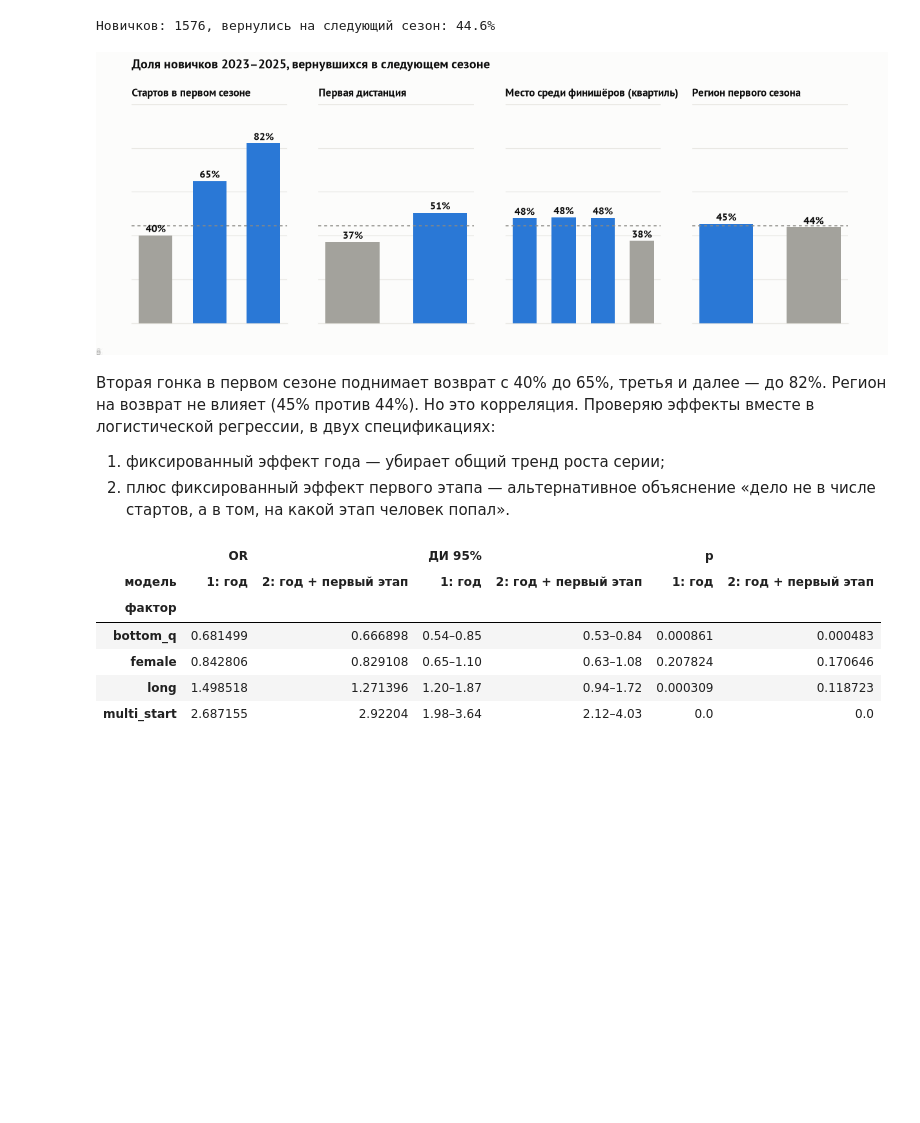
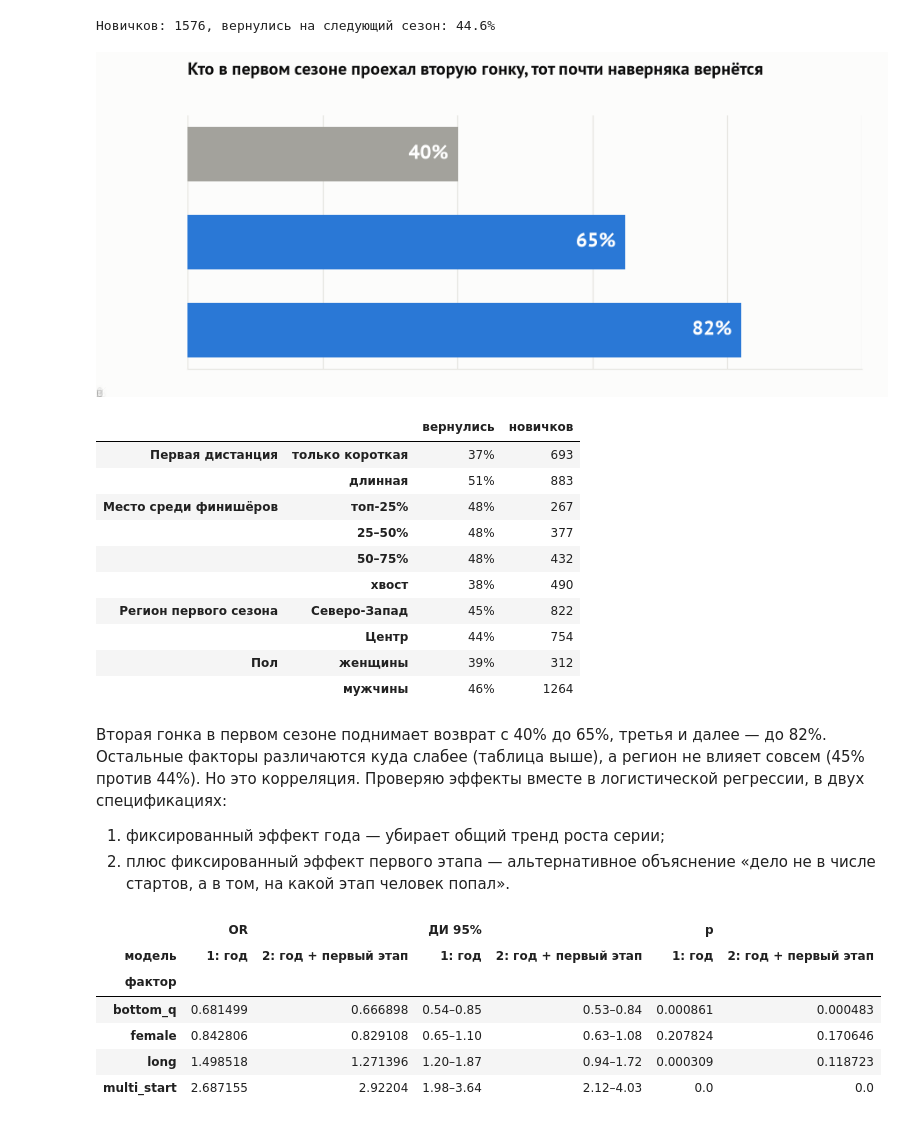
Before and after one commit to oiltsar/rgs-gravel-analytics, a Jupyter notebook: notebooks/analysis.ipynb, the cells around one changed output. Cells and saved outputs as stored; diff of their text form; code cells hidden in the pictures; blank space fills up the shorter version.

```diff
--- a/notebooks/analysis.ipynb
+++ b/notebooks/analysis.ipynb
@@ -343,38 +343,50 @@ newbies["pct_q"] = pd.cut(newbies["med_pct"], [-0.01, 0.25, 0.5, 0.75, 1.0],
 print(f"Новичков: {len(newbies)}, вернулись на следующий сезон: {newbies.returned.mean():.1%}")
 # %% [output]
 Новичков: 1576, вернулись на следующий сезон: 44.6%
-# %%
-def rate(col, order=None):
-    g = newbies.groupby(col, observed=True)["returned"].agg(["mean", "size"])
-    return g.loc[order] if order else g
-
-panels = [
-    ("Стартов в первом сезоне", rate("starts_cat", ["1", "2", "3+"])),
-    ("Первая дистанция", rate("any_long").rename(index={False: "только короткая", True: "длинная"})),
-    ("Место среди финишёров (квартиль)", rate("pct_q")),
-    ("Регион первого сезона", rate("macro_region")),
-]
-fig, axes = plt.subplots(1, 4, figsize=(13, 4), sharey=True)
-base = newbies.returned.mean()
-for ax, (title, g) in zip(axes, panels):
-    colors = [BLUE if v >= base else GRAY for v in g["mean"]]
-    ax.bar(range(len(g)), g["mean"], color=colors, width=0.62)
-    ax.axhline(base, color=TEXT_3, lw=1, ls=(0, (3, 3)))
-    for i, v in enumerate(g["mean"]):
-        ax.text(i, v + 0.015, f"{v:.0%}", ha="center", weight="bold", fontsize=10.5)
-    ax.set_xticks(range(len(g)), [f"{i}\nn={n}" for i, n in zip(g.index, g["size"])], fontsize=9)
-    ax.set_title(title, fontsize=11, pad=8)
-axes[0].yaxis.set_major_formatter(mtick.PercentFormatter(1, decimals=0))
-axes[0].set_ylim(0, 1)
-axes[-1].text(1.02, base, f"среднее\n{base:.0%}", transform=axes[-1].get_yaxis_transform(),
-              color=TEXT_3, fontsize=8.5, va="center")
-fig.suptitle("Доля новичков 2023–2025, вернувшихся в следующем сезоне", x=0.125, ha="left",
-             fontsize=13, weight="bold", y=1.04)
-viz.save(fig, "05_aha_moment"); plt.show()
-# %% [output]
-[figure, removed]
+# %%
+def rate(col, order=None):
+    g = newbies.groupby(col, observed=True)["returned"].agg(["mean", "size"])
+    return g.loc[order] if order else g
+
+# главный вывод — одним графиком
+main = rate("starts_cat", ["1", "2", "3+"]).rename(index={"1": "1 гонка", "2": "2 гонки", "3+": "3 и больше"})
+fig, ax = plt.subplots(figsize=(9, 3.4))
+colors = [GRAY, BLUE, BLUE]
+ax.barh(main.index[::-1], main["mean"][::-1], color=colors[::-1], height=0.62)
+for i, (v, n) in enumerate(zip(main["mean"][::-1], main["size"][::-1])):
+    ax.text(v - 0.015, i, f"{v:.0%}", va="center", ha="right", color="white", fontsize=15, weight="bold")
+    ax.text(v + 0.015, i, f"{n:,} чел.".replace(",", " "), va="center", color=TEXT_3, fontsize=9)
+ax.set_xlim(0, 1); ax.xaxis.set_major_formatter(mtick.PercentFormatter(1, decimals=0))
+ax.grid(axis="y", visible=False); ax.grid(axis="x", visible=True)
+ax.tick_params(axis="y", labelsize=12)
+ax.set_title("Кто в первом сезоне проехал вторую гонку, тот почти наверняка вернётся")
+viz.subtitle(ax, "Доля новичков 2023–2025, вернувшихся на следующий сезон, по числу гонок в первом сезоне")
+viz.save(fig, "05_aha_moment"); plt.show()
+
+# остальные факторы — таблицей, без отдельных графиков
+other = pd.concat({
+    "Первая дистанция": rate("any_long").rename(index={False: "только короткая", True: "длинная"}),
+    "Место среди финишёров": rate("pct_q"),
+    "Регион первого сезона": rate("macro_region"),
+    "Пол": rate("gender").rename(index={"F": "женщины", "M": "мужчины"}),
+}).rename(columns={"mean": "вернулись", "size": "новичков"})
+other["вернулись"] = other["вернулись"].map("{:.0%}".format)
+other
+# %% [output]
+[figure, added]
+|  |  | вернулись | новичков |
+| Первая дистанция | только короткая | 37% | 693 |
+|  | длинная | 51% | 883 |
+| Место среди финишёров | топ-25% | 48% | 267 |
+|  | 25–50% | 48% | 377 |
+|  | 50–75% | 48% | 432 |
+|  | хвост | 38% | 490 |
+| Регион первого сезона | Северо-Запад | 45% | 822 |
+|  | Центр | 44% | 754 |
+| Пол | женщины | 39% | 312 |
+|  | мужчины | 46% | 1264 |
 # %% [markdown]
-Вторая гонка в первом сезоне поднимает возврат с 40% до 65%, третья и далее — до 82%. Регион на возврат не влияет (45% против 44%).
+Вторая гонка в первом сезоне поднимает возврат с 40% до 65%, третья и далее — до 82%. Остальные факторы различаются куда слабее (таблица выше), а регион не влияет совсем (45% против 44%).
 Но это корреляция. Проверяю эффекты вместе в логистической регрессии, в двух спецификациях:
 1. фиксированный эффект года — убирает общий тренд роста серии;
 2. плюс фиксированный эффект первого этапа — альтернативное объяснение «дело не в числе стартов, а в том, на какой этап человек попал».
```
Also changed, not shown: 8 other files.
